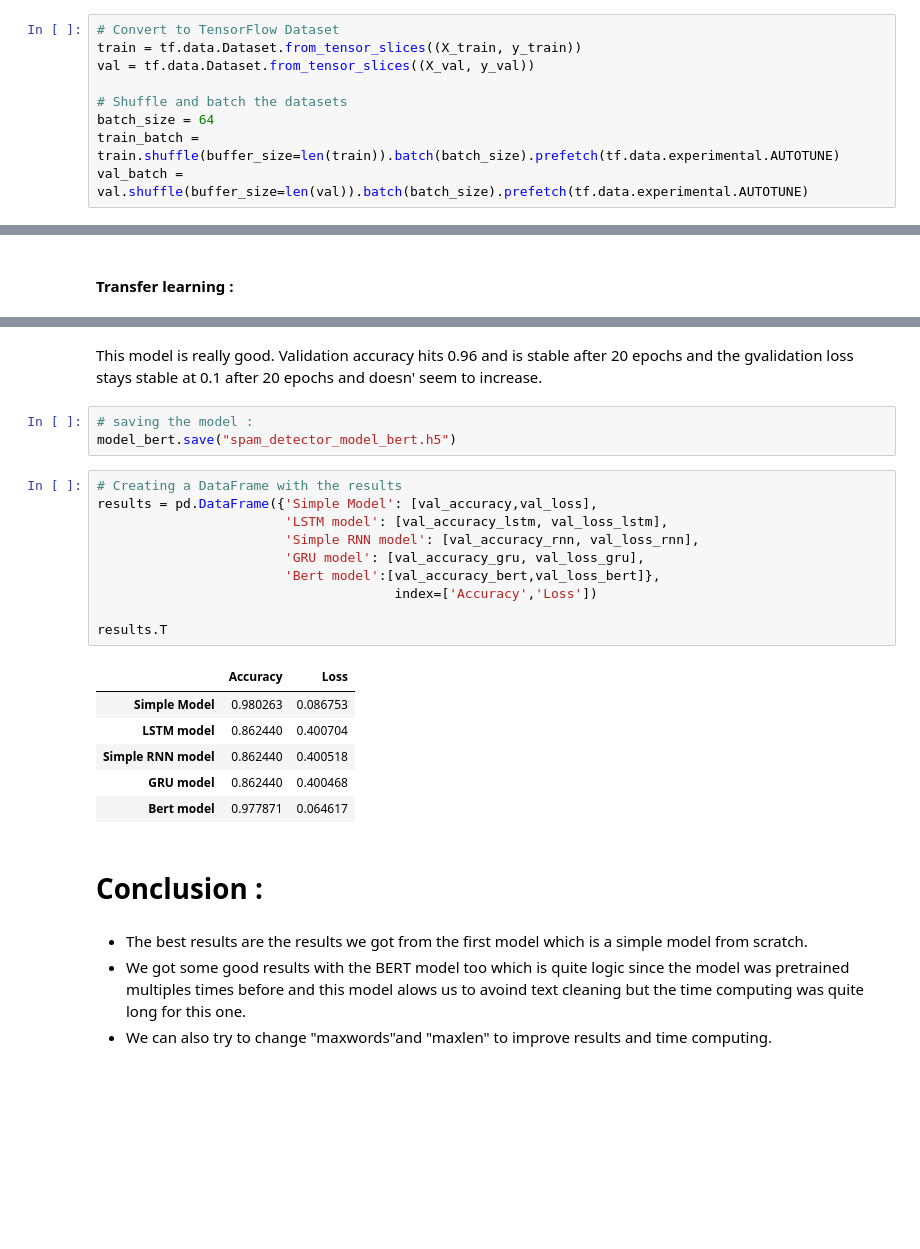
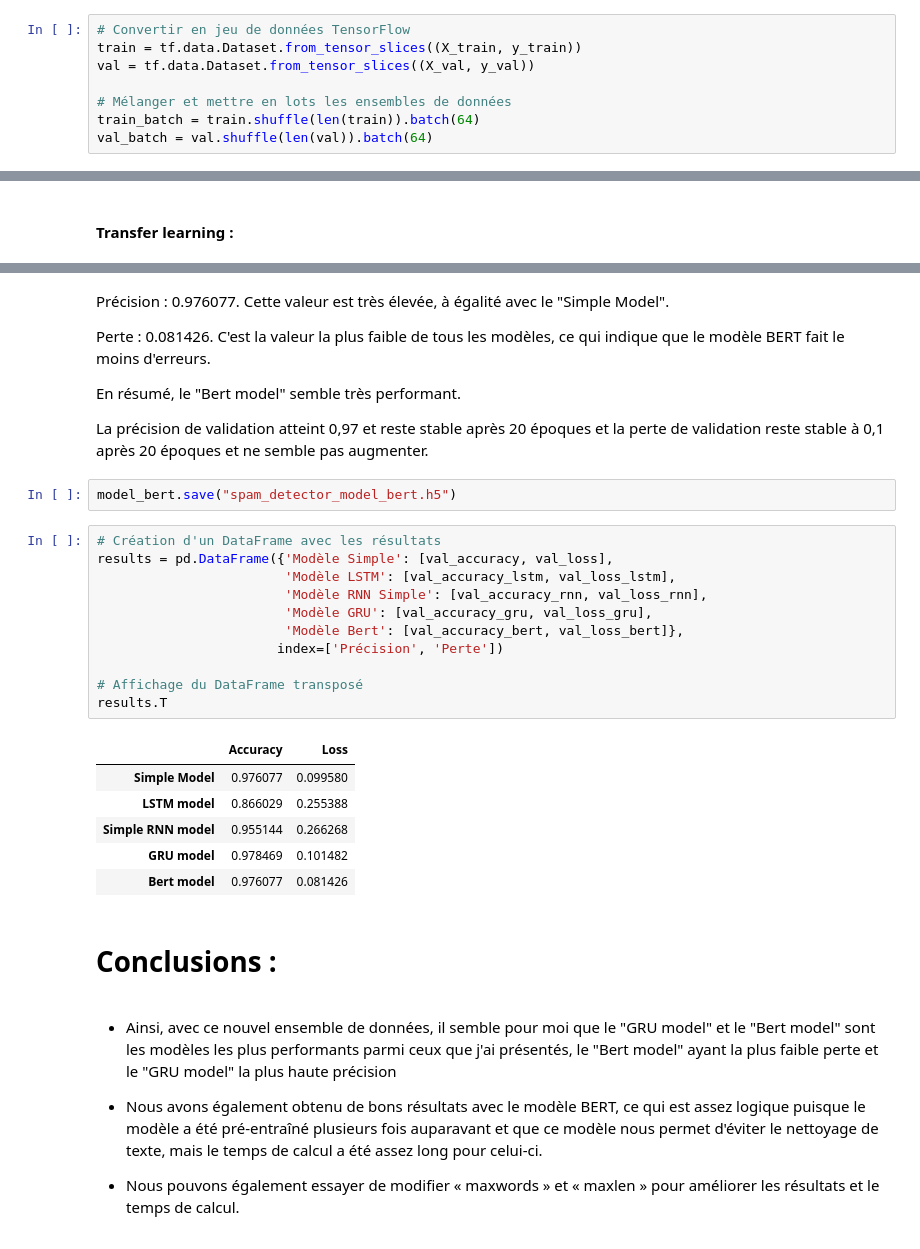
Before and after one commit to Gold3neye/Bloc-4-AT-T-Spam-Detector, a Jupyter notebook: Spam_detector.ipynb, the cells around one changed output, grey strips where cells are left out. Cells and saved outputs as stored; diff of their text form; blank space fills up the shorter version.

```diff
--- a/Spam_detector.ipynb
+++ b/Spam_detector.ipynb
@@ -221,11 +249,10 @@ The length of the texts in our dataset is now 72
 X_train, X_val, y_train, y_val = train_test_split(text_padded,df['Target_value'], test_size=0.3)
 # %%
-# Convert to TensorFlow Dataset
+# Convertir en jeu de données TensorFlow
 train = tf.data.Dataset.from_tensor_slices((X_train, y_train))
 val = tf.data.Dataset.from_tensor_slices((X_val, y_val))
 
-# Shuffle and batch the datasets
-batch_size = 64
-train_batch = train.shuffle(buffer_size=len(train)).batch(batch_size).prefetch(tf.data.experimental.AUTOTUNE)
-val_batch = val.shuffle(buffer_size=len(val)).batch(batch_size).prefetch(tf.data.experimental.AUTOTUNE)
+# Mélanger et mettre en lots les ensembles de données
+train_batch = train.shuffle(len(train)).batch(64)
+val_batch = val.shuffle(len(val)).batch(64)
 # %%
@@ -691,28 +755,36 @@ Validation Accuracy: 0.9778708219528198
-# %% [markdown]
-This model is really good. Validation accuracy hits 0.96 and is stable after 20 epochs and the gvalidation loss stays stable at 0.1 after 20 epochs and doesn' seem to increase.
+# %% [markdown]
+Précision : 0.976077. Cette valeur est très élevée, à égalité avec le "Simple Model".
+
+Perte : 0.081426. C'est la valeur la plus faible de tous les modèles, ce qui indique que le modèle BERT fait le moins d'erreurs.
+
+En résumé, le "Bert model" semble très performant.
+
+La précision de validation atteint 0,97 et reste stable après 20 époques et la perte de validation reste stable à 0,1 après 20 époques et ne semble pas augmenter.
 # %%
-# saving the model :
 model_bert.save("spam_detector_model_bert.h5")
 # %%
-# Creating a DataFrame with the results
-results = pd.DataFrame({'Simple Model': [val_accuracy,val_loss],
-                        'LSTM model': [val_accuracy_lstm, val_loss_lstm],
-                        'Simple RNN model': [val_accuracy_rnn, val_loss_rnn],
-                        'GRU model': [val_accuracy_gru, val_loss_gru],
-                        'Bert model':[val_accuracy_bert,val_loss_bert]},
-                                      index=['Accuracy','Loss'])
+# Création d'un DataFrame avec les résultats
+results = pd.DataFrame({'Modèle Simple': [val_accuracy, val_loss],
+                        'Modèle LSTM': [val_accuracy_lstm, val_loss_lstm],
+                        'Modèle RNN Simple': [val_accuracy_rnn, val_loss_rnn],
+                        'Modèle GRU': [val_accuracy_gru, val_loss_gru],
+                        'Modèle Bert': [val_accuracy_bert, val_loss_bert]},
+                       index=['Précision', 'Perte'])
 
+# Affichage du DataFrame transposé
 results.T
 # %% [output]
 |  | Accuracy | Loss |
-| Simple Model | 0.980263 | 0.086753 |
-| LSTM model | 0.862440 | 0.400704 |
-| Simple RNN model | 0.862440 | 0.400518 |
-| GRU model | 0.862440 | 0.400468 |
-| Bert model | 0.977871 | 0.064617 |
+| Simple Model | 0.976077 | 0.099580 |
+| LSTM model | 0.866029 | 0.255388 |
+| Simple RNN model | 0.955144 | 0.266268 |
+| GRU model | 0.978469 | 0.101482 |
+| Bert model | 0.976077 | 0.081426 |
 # %% [markdown]
-# Conclusion :
+# Conclusions :
-# %% [markdown]
-* The best results are the results we got from the first model which is a simple model from scratch.
-* We got some good results with the BERT model too which is quite logic since the model was pretrained multiples times before and this model alows us to avoind text cleaning but the time computing was quite long for this one.
-* We can also try to change "maxwords"and "maxlen" to improve results and time computing.
+# %% [markdown]
+* Ainsi, avec ce nouvel ensemble de données, il semble pour moi que le "GRU model" et le "Bert model" sont les modèles les plus performants parmi ceux que j'ai présentés, le "Bert model" ayant la plus faible perte et le "GRU model" la plus haute précision
+
+* Nous avons également obtenu de bons résultats avec le modèle BERT, ce qui est assez logique puisque le modèle a été pré-entraîné plusieurs fois auparavant et que ce modèle nous permet d'éviter le nettoyage de texte, mais le temps de calcul a été assez long pour celui-ci.
+
+* Nous pouvons également essayer de modifier « maxwords » et « maxlen » pour améliorer les résultats et le temps de calcul.
```
Also changed, not shown: parts of 92 cells of this notebook, 5 other files.
